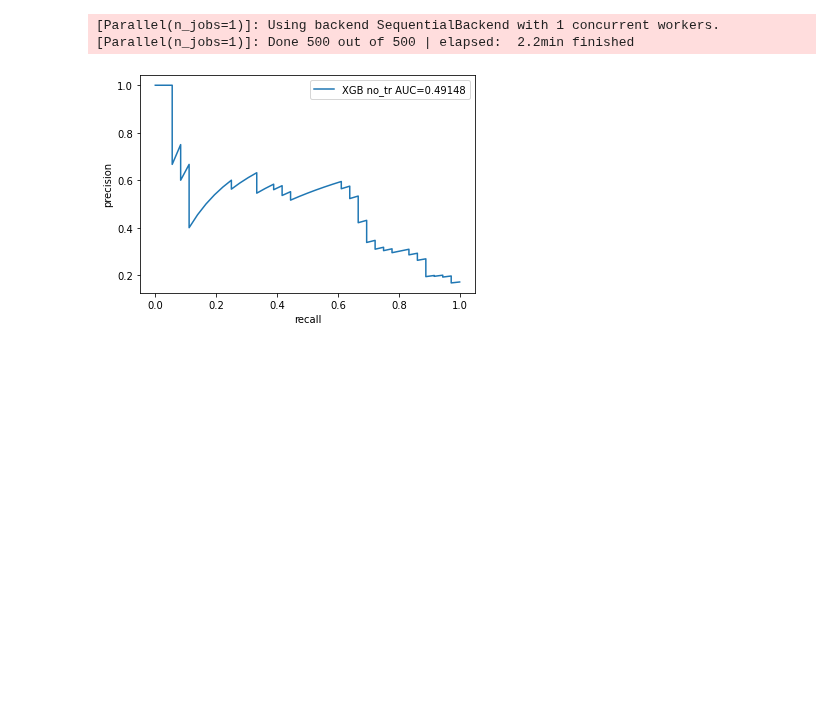
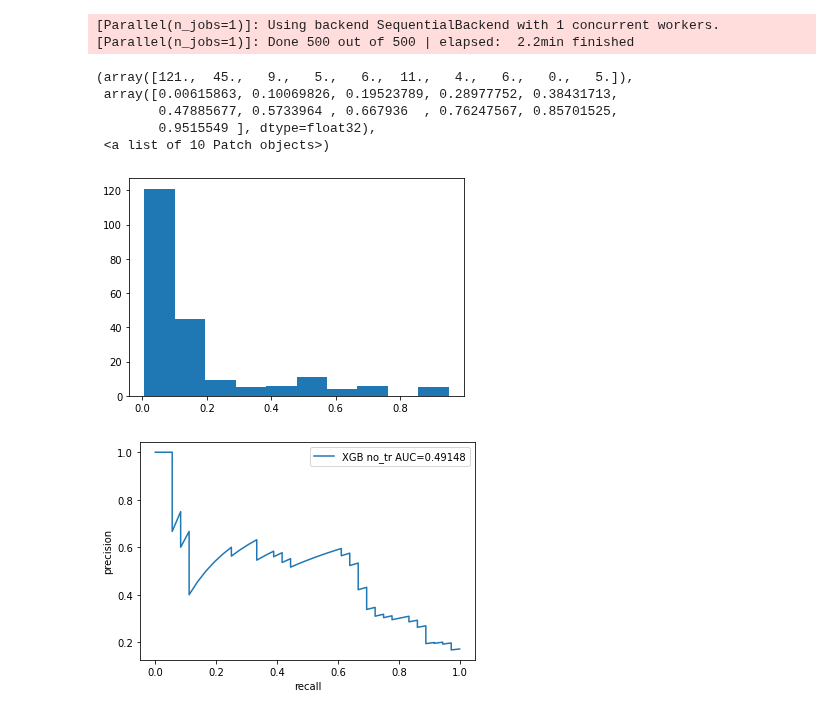
Before and after one commit to jglaser/gigadocking_notebooks, a Jupyter notebook: ML.ipynb, the cells around one changed output. Saved outputs shown, nothing was run; the diff lists cells and outputs as text; code cells hidden in the pictures; blank space fills up the shorter version.

```diff
--- a/ML.ipynb
+++ b/ML.ipynb
@@ -591,6 +591,16 @@ Fitting 5 folds for each of 100 candidates, totalling 500 fits
 Fitting 5 folds for each of 100 candidates, totalling 500 fits
 [Parallel(n_jobs=1)]: Using backend SequentialBackend with 1 concurrent workers.
 [Parallel(n_jobs=1)]: Done 500 out of 500 | elapsed:  2.2min finished
+# %%
+fig, ax = plt.subplots()
+ax.hist(np.concatenate(y_proba))
+# %% [output]
+(array([121.,  45.,   9.,   5.,   6.,  11.,   4.,   6.,   0.,   5.]),
+ array([0.00615863, 0.10069826, 0.19523789, 0.28977752, 0.38431713,
+        0.47885677, 0.5733964 , 0.667936  , 0.76247567, 0.85701525,
+        0.9515549 ], dtype=float32),
+ <a list of 10 Patch objects>)
+[figure, added]
 # %%
 fig = plt.figure()
 ax = fig.subplots()
```
Also changed, not shown: parts of 7 cells of this notebook.
